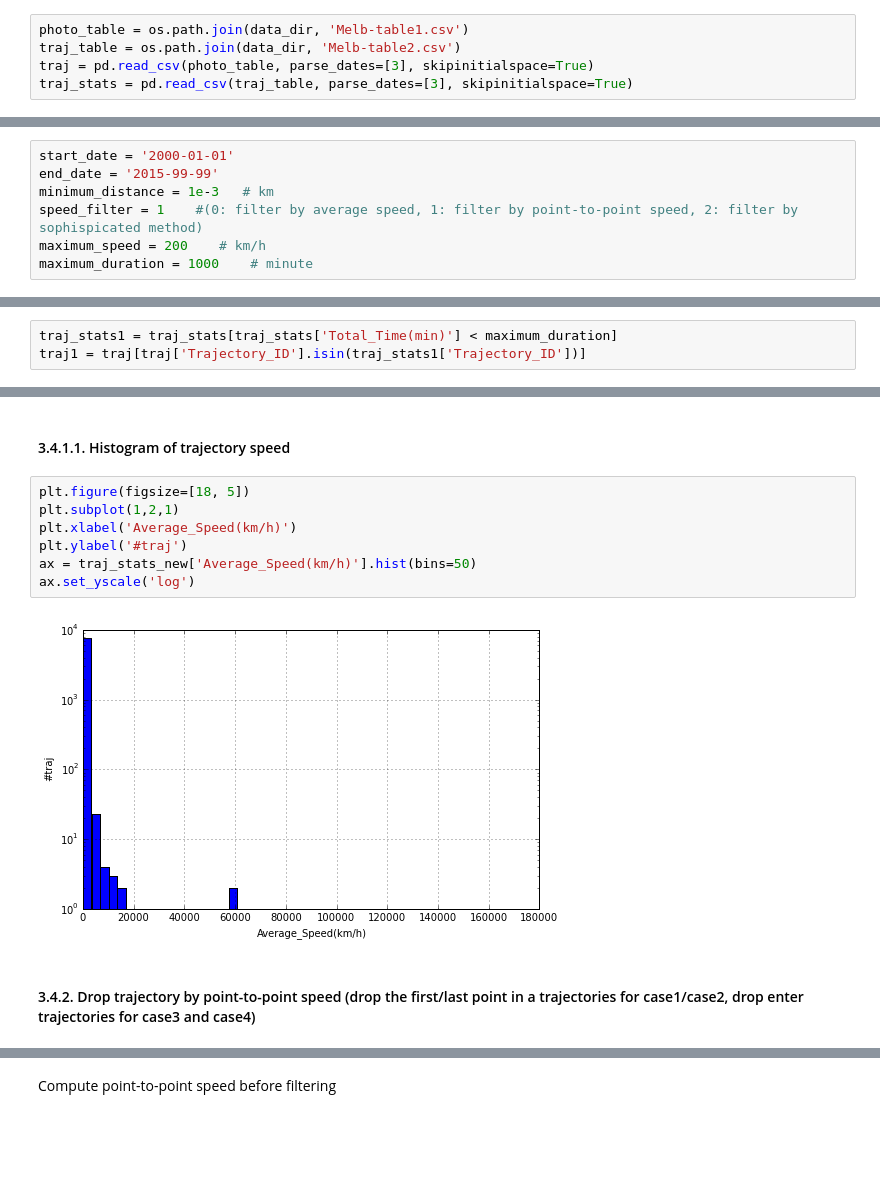
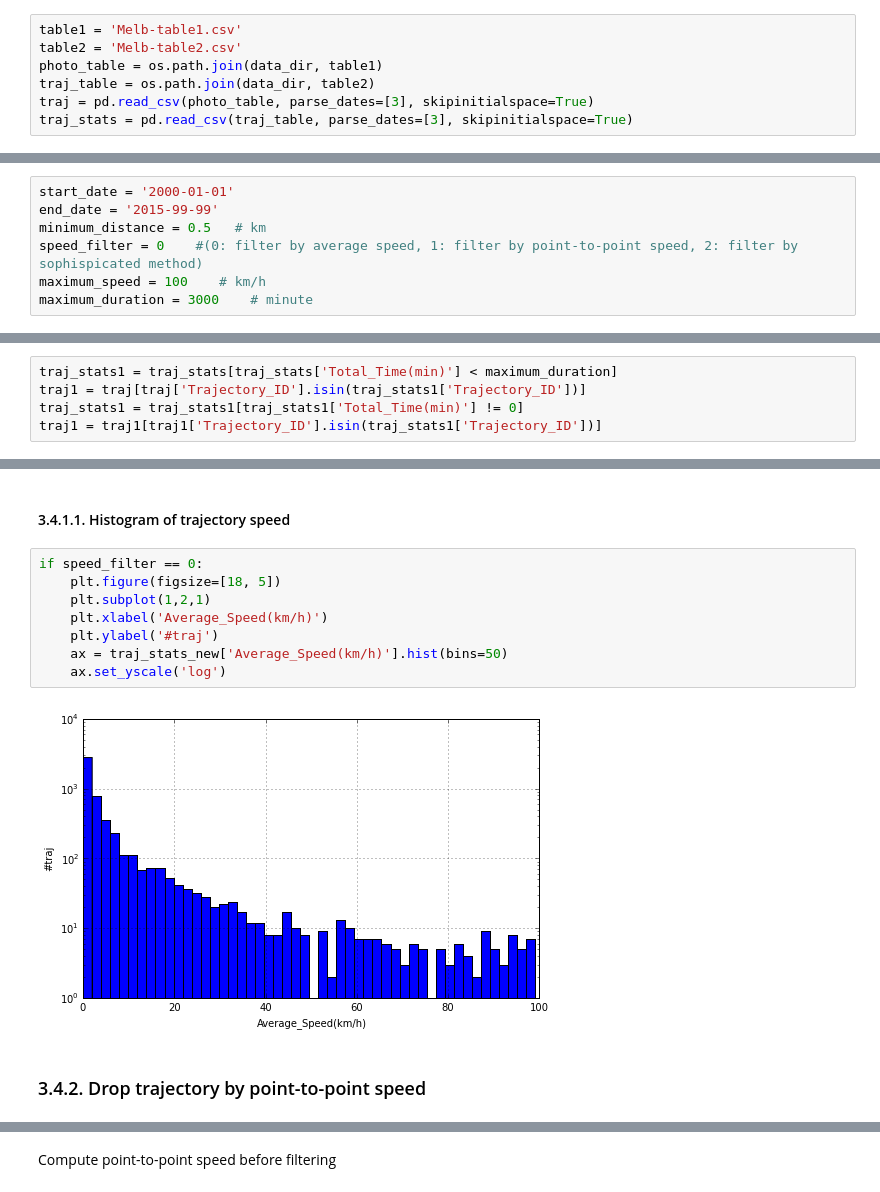
Before and after one commit to dongwookim-ml/flickr-photo, a Jupyter notebook: src/trajectory_construction.ipynb, the cells around one changed output, grey strips where cells are left out. Cells and saved outputs as stored; diff of their text form; blank space fills up the shorter version.

```diff
--- a/src/trajectory_construction.ipynb
+++ b/src/trajectory_construction.ipynb
@@ -117,8 +125,10 @@ lat_max = -37.591764
 # %%
 %run generate_tables $extracted_points_file $lng_min $lat_min $lng_max $lat_max $minimum_photo $time_gap
 # %%
-photo_table = os.path.join(data_dir, 'Melb-table1.csv')
-traj_table = os.path.join(data_dir, 'Melb-table2.csv')
+table1 = 'Melb-table1.csv'
+table2 = 'Melb-table2.csv'
+photo_table = os.path.join(data_dir, table1)
+traj_table = os.path.join(data_dir, table2)
 traj = pd.read_csv(photo_table, parse_dates=[3], skipinitialspace=True)
 traj_stats = pd.read_csv(traj_table, parse_dates=[3], skipinitialspace=True)
 # %% [markdown]
@@ -186,8 +196,8 @@ Here's the list of argument we used to generate final trajectories
 # %%
 start_date = '2000-01-01'
 end_date = '2015-99-99'
-minimum_distance = 1e-3   # km
-speed_filter = 1    #(0: filter by average speed, 1: filter by point-to-point speed, 2: filter by sophispicated method)
-maximum_speed = 200    # km/h
-maximum_duration = 1000    # minute
+minimum_distance = 0.5   # km
+speed_filter = 0    #(0: filter by average speed, 1: filter by point-to-point speed, 2: filter by sophispicated method)
+maximum_speed = 100    # km/h
+maximum_duration = 3000    # minute
 # %% [markdown]
@@ -223,4 +233,6 @@ Second, we filter out trajectories which have suspiciously long travel time.
 # %%
 traj_stats1 = traj_stats[traj_stats['Total_Time(min)'] < maximum_duration]
 traj1 = traj[traj['Trajectory_ID'].isin(traj_stats1['Trajectory_ID'])]
+traj_stats1 = traj_stats1[traj_stats1['Total_Time(min)'] != 0]
+traj1 = traj1[traj1['Trajectory_ID'].isin(traj_stats1['Trajectory_ID'])]
 # %% [markdown]
@@ -285,13 +297,14 @@ if speed_filter == 0:
 # %% [markdown]
 #### 3.4.1.1. Histogram of trajectory speed
 # %%
-plt.figure(figsize=[18, 5])
-plt.subplot(1,2,1)
-plt.xlabel('Average_Speed(km/h)')
-plt.ylabel('#traj')
-ax = traj_stats_new['Average_Speed(km/h)'].hist(bins=50)
-ax.set_yscale('log')
+if speed_filter == 0:
+    plt.figure(figsize=[18, 5])
+    plt.subplot(1,2,1)
+    plt.xlabel('Average_Speed(km/h)')
+    plt.ylabel('#traj')
+    ax = traj_stats_new['Average_Speed(km/h)'].hist(bins=50)
+    ax.set_yscale('log')
 # %% [output]
-[figure, old version]
+[figure, new version]
 # %% [markdown]
-#### 3.4.2. Drop trajectory by point-to-point speed (drop the first/last point in a trajectories for case1/case2, drop enter trajectories for case3 and case4)
+### 3.4.2. Drop trajectory by point-to-point speed
```
Also changed, not shown: parts of 34 cells of this notebook, 2 other files.
